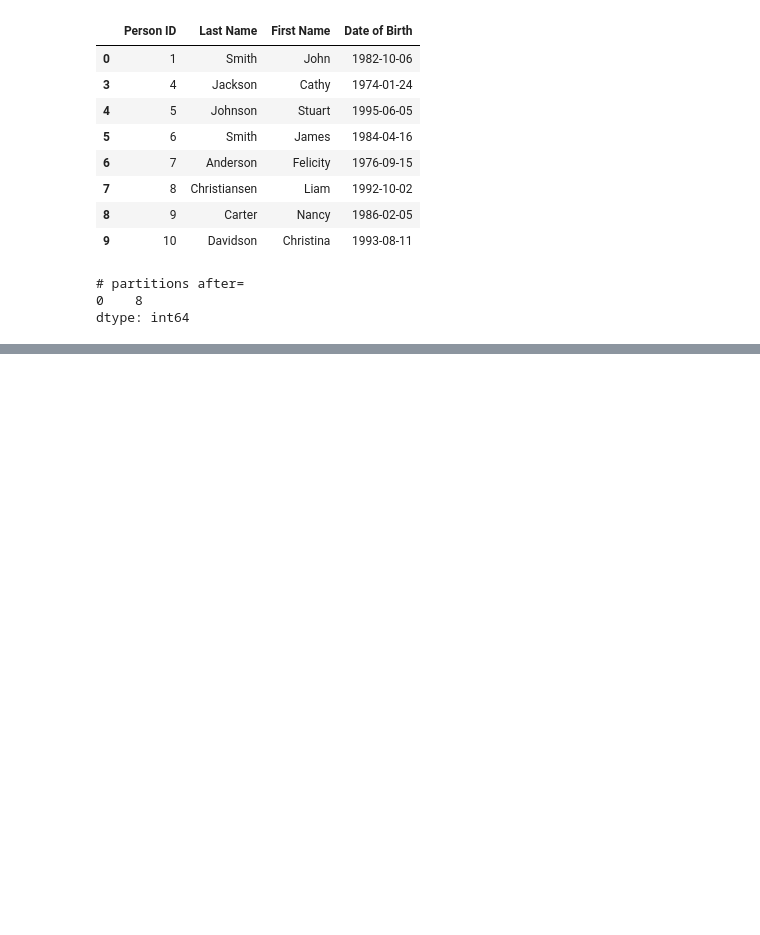
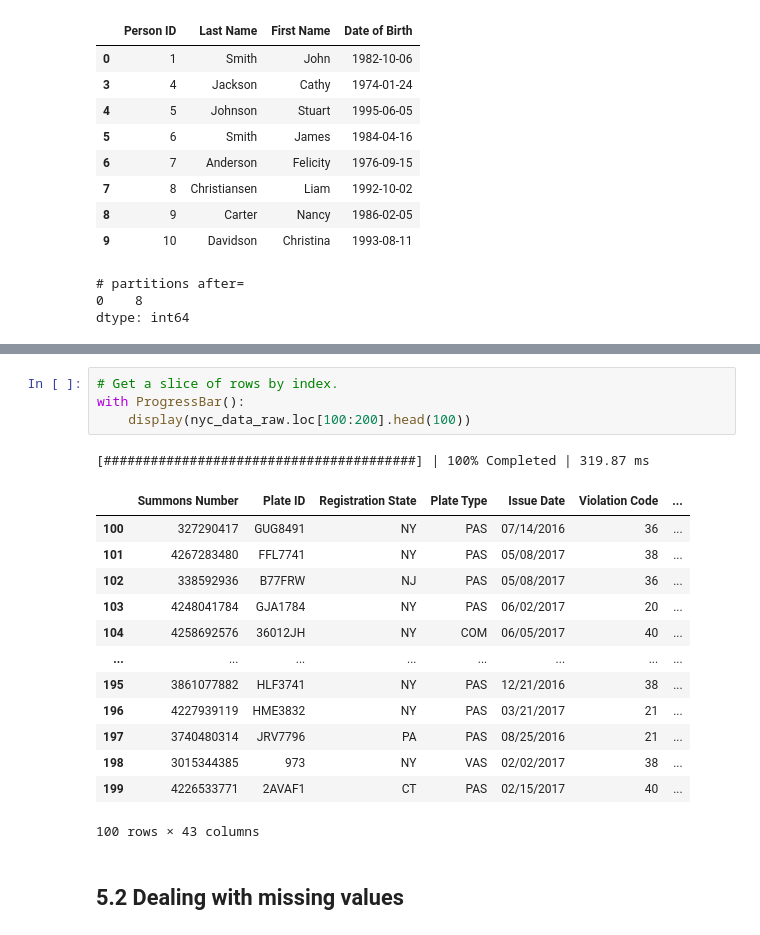
Before and after one commit to gpsaggese/umd_data605, a Jupyter notebook: projects/tutorial_dask/Dask_tutorial.ipynb, the cells around one changed output, grey strips where cells are left out. Drawn from its saved outputs; the diff is of its cells as text; blank space fills up the shorter version.

```diff
--- a/projects/tutorial_dask/Dask_tutorial.ipynb
+++ b/projects/tutorial_dask/Dask_tutorial.ipynb
@@ -318,0 +649,21 @@ dtype: int64
+# %%
+# Get a slice of rows by index.
+with ProgressBar():
+    display(nyc_data_raw.loc[100:200].head(100))
+# %% [output]
+[########################################] | 100% Completed | 319.87 ms
+|  | Summons Number | Plate ID | Registration State | Plate Type | Issue Date | Violation Code | ... |
+| 100 | 327290417 | GUG8491 | NY | PAS | 07/14/2016 | 36 | ... |
+| 101 | 4267283480 | FFL7741 | NY | PAS | 05/08/2017 | 38 | ... |
+| 102 | 338592936 | B77FRW | NJ | PAS | 05/08/2017 | 36 | ... |
+| 103 | 4248041784 | GJA1784 | NY | PAS | 06/02/2017 | 20 | ... |
+| 104 | 4258692576 | 36012JH | NY | COM | 06/05/2017 | 40 | ... |
+| ... | ... | ... | ... | ... | ... | ... | ... |
+| 195 | 3861077882 | HLF3741 | NY | PAS | 12/21/2016 | 38 | ... |
+| 196 | 4227939119 | HME3832 | NY | PAS | 03/21/2017 | 21 | ... |
+| 197 | 3740480314 | JRV7796 | PA | PAS | 08/25/2016 | 21 | ... |
+| 198 | 3015344385 | 973 | NY | VAS | 02/02/2017 | 38 | ... |
+| 199 | 4226533771 | 2AVAF1 | CT | PAS | 02/15/2017 | 40 | ... |
+100 rows × 43 columns
+# %% [markdown]
+## 5.2 Dealing with missing values
```
Also changed, not shown: parts of 26 cells of this notebook, 1 other file.
